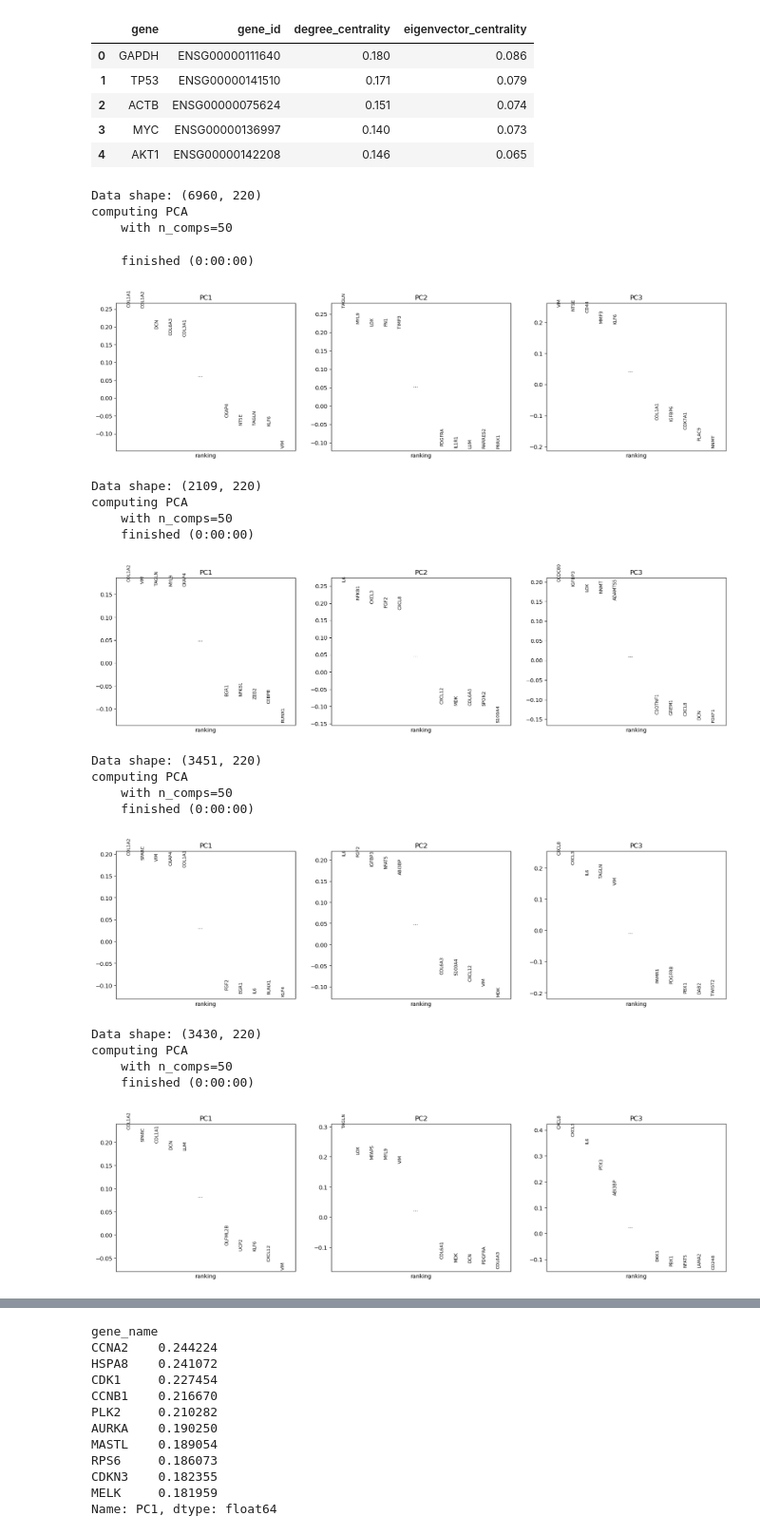
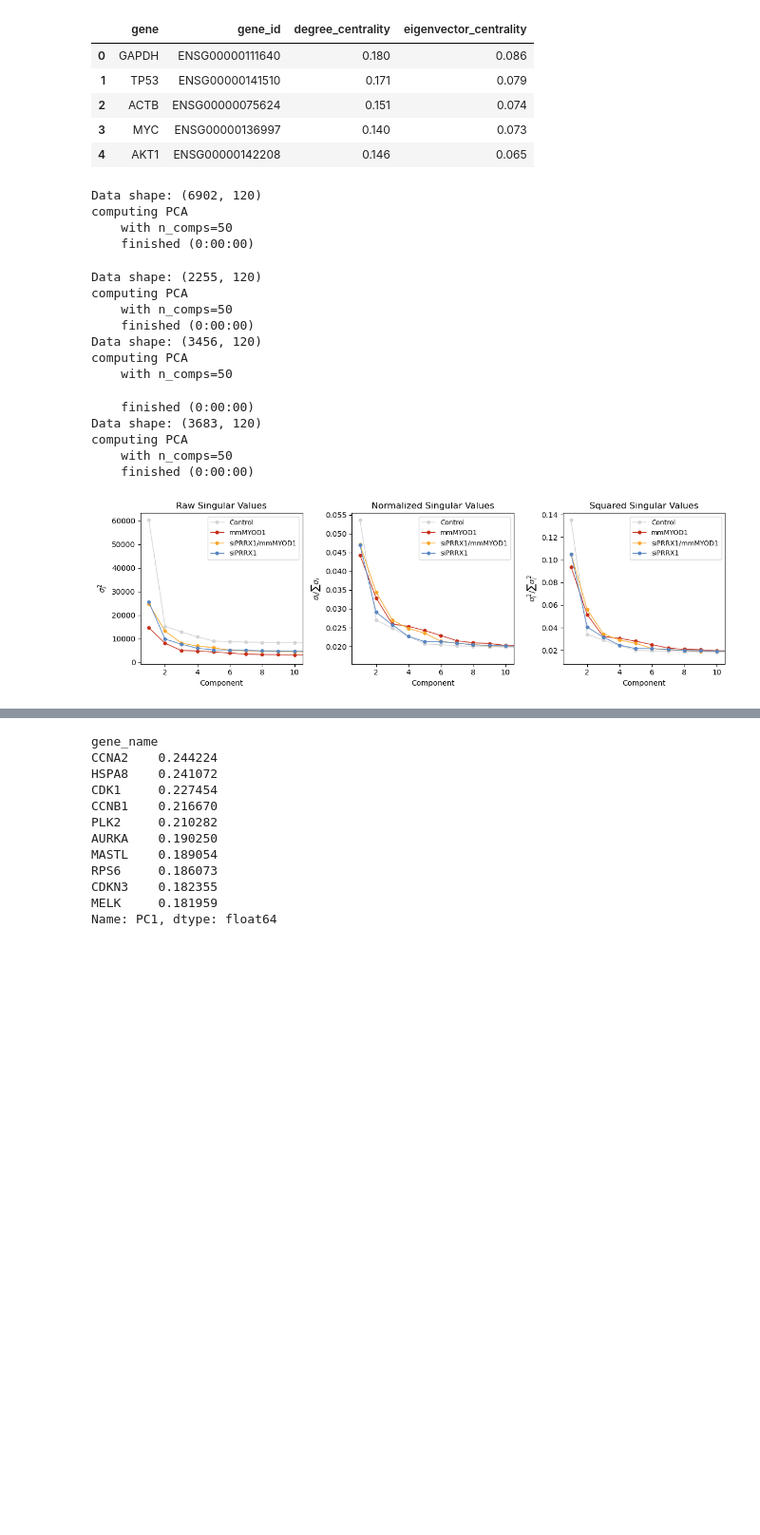
Before and after one commit to jrcwycy/Hybrid, a Jupyter notebook: notebooks/entropy/gene_entropy.ipynb, the cells around one changed output, grey strips where cells are left out. Shown at 95% size. Cells and saved outputs as stored; diff of their text form; code cells hidden in the pictures; blank space fills up the shorter version.

```diff
--- a/notebooks/entropy/gene_entropy.ipynb
+++ b/notebooks/entropy/gene_entropy.ipynb
@@ -42,7 +42,7 @@ sc.settings.verbosity = 2
 # Load in data
 # %%
 %%time
-path = "/nfs/turbo/umms-indikar/shared/projects/hybrid_reprogramming/anndata/processed_all_groups.h5ad"
+path = "/nfs/turbo/umms-indikar/shared/projects/hybrid_reprogramming/anndata/processed_all_groups_v2.h5ad"
 adata = sc.read_h5ad(path)
 sc.logging.print_memory_usage()
 adata
@@ -301,10 +301,10 @@ myod_tar.head()
 # %%
 # single plot
 
-gene_list = fib_genes.copy()
+# gene_list = fib_genes.copy()
 # gene_list = tf_list.copy()
 # gene_list = regev_genes.copy()
-# gene_list = cc_genes.copy()
+gene_list = cc_genes.copy()
 # gene_list = myod_tar['gene'].unique()
 # gene_list = prrx_tar['gene'].unique()
 # gene_list = myod_inf['gene'].unique()
@@ -338,7 +338,7 @@ for cond in cond_order:
         columns=[f'PC{i+1}' for i in range(n_top_pcs)]
     )
 
-    sc.pl.pca_loadings(bdata, components=(1, 2, 3), n_points=10)
+    # sc.pl.pca_loadings(bdata, components=(1, 2, 3), n_points=10)
 
     results[cond] = {
         'singular_values': singular_values,
@@ -357,47 +357,44 @@ plot_configs = [
     ('normalized_sv',           '$σ_i$/∑$σ_i$',     'Normalized Singular Values'),
     ('normalized_sv_squared',   '$σ_i^2$/∑$σ_i^2$', 'Squared Singular Values'),
 ]
 
 # colors = {'Control': 'tab:blue', 'mmMYOD1': 'tab:orange', 'siPRRX1/mmMYOD1': 'tab:green', 'siPRRX1': 'tab:red'}
 colors = {'Control': '#D3D4D8', 'mmMYOD1': '#C52E19', 'siPRRX1/mmMYOD1': '#FBA72A', 'siPRRX1': '#5785C1'}
 
 for col, (key, ylabel, title) in enumerate(plot_configs):
     ax = axes[col]
     for cond in cond_order:
         n_pcs = results[cond]['n_pcs']
         ax.plot(range(1, n_pcs + 1), results[cond][key],
                 marker='o', markersize=4, linewidth=1,
                 color=colors[cond], label=cond)
     ax.set_xlabel('Component')
     ax.set_ylabel(ylabel)
     ax.set_title(title)
     ax.legend(loc='upper right', fontsize=9)
     # ax.set_xlim(right=10)
     ax.set_xlim([0.5, 10.5])
 
     # ax.set_ylim(bottom=0)
 # axes[-1].legend(bbox_to_anchor=(1.05, 1), loc='upper left', fontsize=9)
 # plt.suptitle(f'Fibroblast genes ({len(gene_list)} genes)')
 plt.tight_layout()
 plt.show()
 # %% [output]
-Data shape: (6960, 220)
+Data shape: (6902, 120)
 computing PCA
     with n_comps=50
+    finished (0:00:00)
+Data shape: (2255, 120)
+computing PCA
+    with n_comps=50
     finished (0:00:00)
+Data shape: (3456, 120)
+computing PCA
+    with n_comps=50
+    finished (0:00:00)
+Data shape: (3683, 120)
+computing PCA
+    with n_comps=50
+    finished (0:00:00)
-[figure, old version]
+[figure, new version]
-Data shape: (2109, 220)
-computing PCA
-    with n_comps=50
-    finished (0:00:00)
-[figure, removed]
-Data shape: (3451, 220)
-computing PCA
-    with n_comps=50
-    finished (0:00:00)
-[figure, removed]
-Data shape: (3430, 220)
-computing PCA
-    with n_comps=50
-    finished (0:00:00)
-[figure, removed]
```
Also changed, not shown: parts of 5 cells of this notebook, 3 other files.
